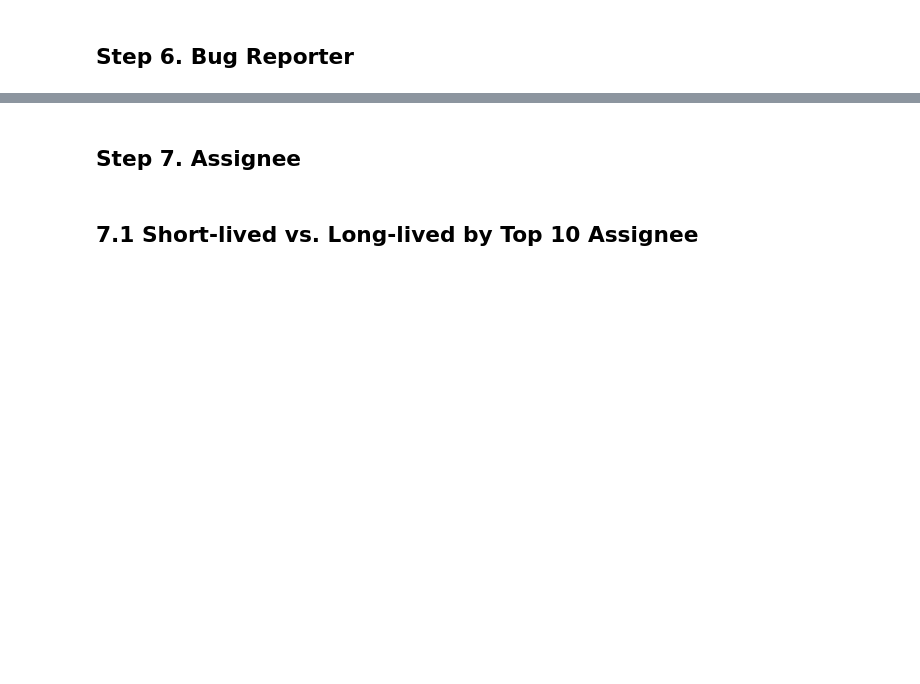
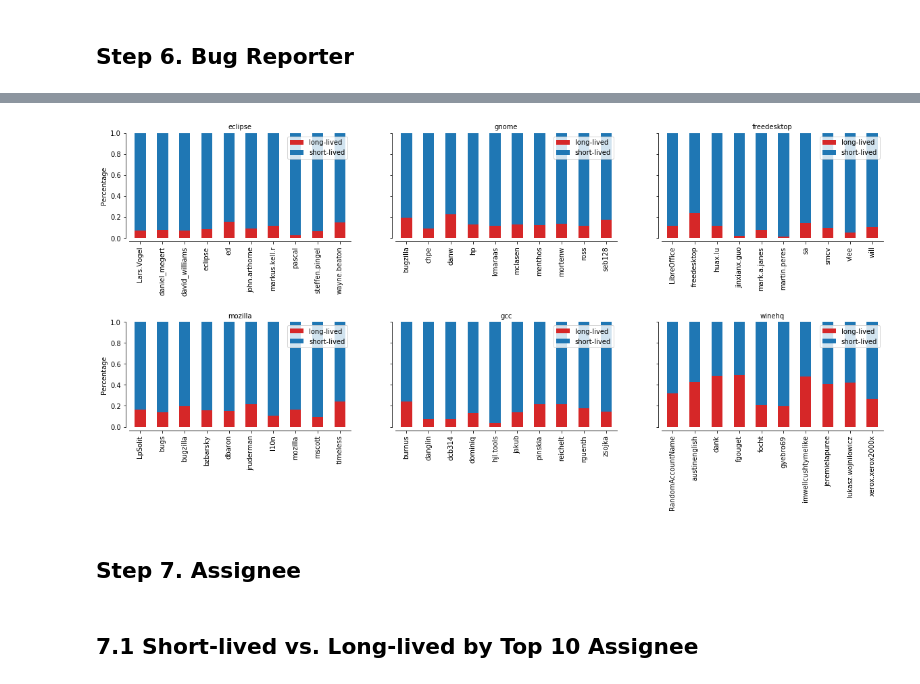
Before and after one commit to gomesluiz/my-doctorate, a Jupyter notebook: projects/long-lived-bug-prediction/notebooks/20191004_long_lived_prediction_rq2_data_analysis.ipynb, the cells around one changed output, grey strips where cells are left out. Cells and saved outputs as stored; diff of their text form; code cells hidden in the pictures; blank space fills up the shorter version.

```diff
--- a/projects/long-lived-bug-prediction/notebooks/20191004_long_lived_prediction_rq2_data_analysis.ipynb
+++ b/projects/long-lived-bug-prediction/notebooks/20191004_long_lived_prediction_rq2_data_analysis.ipynb
@@ -273,28 +280,31 @@ plot_top_n_pie('reporter_name', 10)
 # %%
 def plot_bar (project, column, ax):
     top_10 = bug_reports_all_data.loc[bug_reports_all_data['project']==project]
     top_10 = top_10.groupby(column)[column].agg(['count'])
     top_10 = top_10.sort_values('count', ascending=False).head(10)
 
     bug_reports_data_for_top_10=bug_reports_all_data[bug_reports_all_data[column].isin(top_10.index)]
     top_10_grouped = bug_reports_data_for_top_10.groupby(column)['long_lived?'].value_counts(normalize=True).unstack()
-    print(project)
-    print('---------------------------------------------')
-    print(top_10_grouped)
-    print('---------------------------------------------')
-    top_10_grouped.plot(kind='bar', stacked='True', color=["indianred", "steelblue"], ax=ax)
-
+    #print(project)
+    #print('---------------------------------------------')
+    #print(top_10_grouped)
+    #print('---------------------------------------------')
+    top_10_grouped.plot(kind='bar', stacked='True', color=["tab:red", "tab:blue"], ax=ax)
+    ax.legend()
     ax.set(ylim=(0, 1))
     ax.set(title=project, xlabel="", ylabel="Percentage")
 
 # stacked bar plot.
 fig, axes = plt.subplots(2, 3, sharey=True, figsize=(20,8))
 plt.subplots_adjust(hspace=0.8)
 sns.despine(offset=5)
-sns.set(style="ticks", color_codes=True, font_scale=1)
+#sns.set_context("paper")
+projects=['eclipse', 'gnome', 'freedesktop', 'mozilla', 'gcc', 'winehq']
 
 for project, ax in zip(projects, axes.flatten()):
     plot_bar(project, 'reporter_name', ax)
+# %% [output]
+[figure, added]
 # %% [markdown]
 ## Step 7. Assignee
 # %%
```
Also changed, not shown: parts of 6 cells of this notebook, 1 other file.
